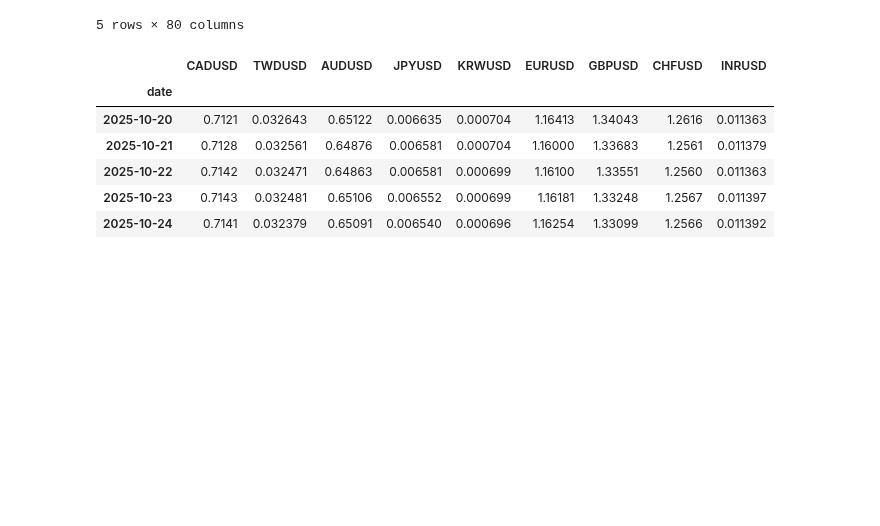
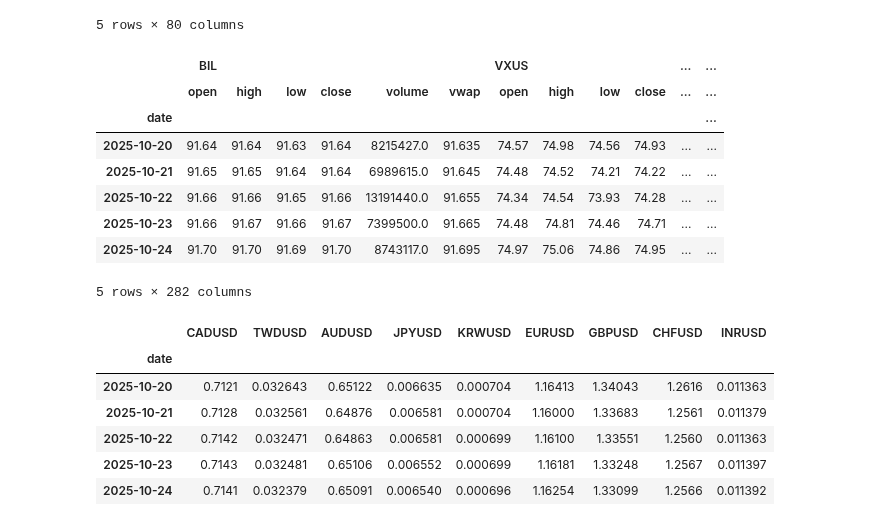
Before and after one commit to jessego20/FE800_project_code, a Jupyter notebook: data_collection.ipynb, the cells around one changed output. Cells and saved outputs as stored; diff of their text form; code cells hidden in the pictures; blank space fills up the shorter version.

```diff
--- a/data_collection.ipynb
+++ b/data_collection.ipynb
@@ -392,6 +409,20 @@ equity_index_data.tail()
 | 2025-10-23 | 30097.5 | 30266.5 | 30094.9 | 30186.3 | 255404100.0 | 30161.30 | 27457.07 | 27586.85 | 27371.67 | 27532.26 | ... | ... |
 | 2025-10-24 | 30248.7 | 30411.3 | 30248.7 | 30353.1 | 212699600.0 | 30315.45 | NaN | NaN | NaN | NaN | ... | ... |
 5 rows × 80 columns
+# %%
+us_equity_data = pd.read_csv('data/processed/us_equity_all_data.csv', index_col=0, header=[0,1])
+us_equity_data.index = pd.to_datetime(us_equity_data.index)
+us_equity_data.tail()
+# %% [output]
+|  | BIL |  |  |  |  |  | VXUS |  |  |  | ... | ... |
+|  | open | high | low | close | volume | vwap | open | high | low | close | ... | ... |
+| date |  |  |  |  |  |  |  |  |  |  |  | ... |
+| 2025-10-20 | 91.64 | 91.64 | 91.63 | 91.64 | 8215427.0 | 91.635 | 74.57 | 74.98 | 74.56 | 74.93 | ... | ... |
+| 2025-10-21 | 91.65 | 91.65 | 91.64 | 91.64 | 6989615.0 | 91.645 | 74.48 | 74.52 | 74.21 | 74.22 | ... | ... |
+| 2025-10-22 | 91.66 | 91.66 | 91.65 | 91.66 | 13191440.0 | 91.655 | 74.34 | 74.54 | 73.93 | 74.28 | ... | ... |
+| 2025-10-23 | 91.66 | 91.67 | 91.66 | 91.67 | 7399500.0 | 91.665 | 74.48 | 74.81 | 74.46 | 74.71 | ... | ... |
+| 2025-10-24 | 91.70 | 91.70 | 91.69 | 91.70 | 8743117.0 | 91.695 | 74.97 | 75.06 | 74.86 | 74.95 | ... | ... |
+5 rows × 282 columns
 # %%
 fx_data = pd.read_csv('data/processed/fx_data.csv', index_col=0)
 fx_data.index = pd.to_datetime(fx_data.index)
```
Also changed, not shown: parts of 4 cells of this notebook, 11 other files.
